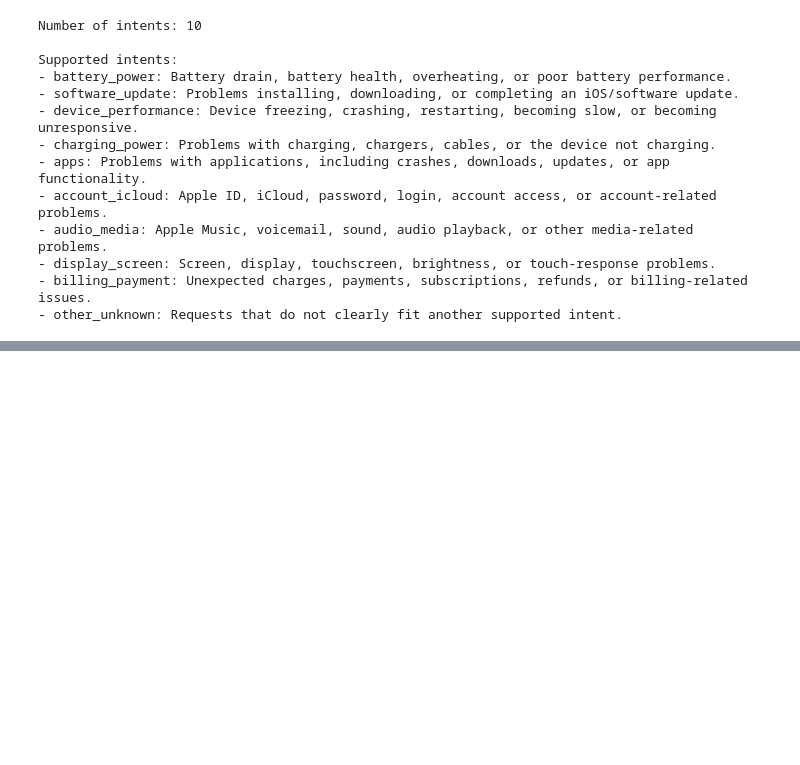
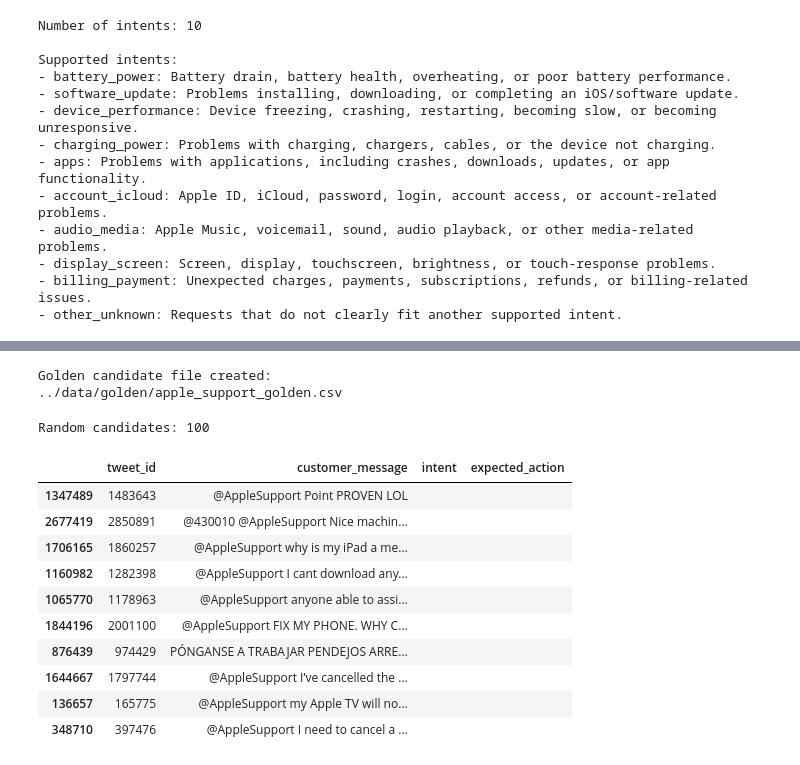
Before and after one commit to MetalKhamoo/customer-support-ai-agent, a Jupyter notebook: notebooks/01_dataset_exploration.ipynb, the cells around one changed output, grey strips where cells are left out. Drawn from its saved outputs; the diff is of its cells as text; code cells hidden in the pictures; blank space fills up the shorter version.

```diff
--- a/notebooks/01_dataset_exploration.ipynb
+++ b/notebooks/01_dataset_exploration.ipynb
@@ -649,0 +743,51 @@ Supported intents:
+# %%
+golden_path = "../data/golden/apple_support_golden.csv"
+
+golden_df.to_csv(
+    golden_path,
+    index=False
+)
+
+print(f"Golden candidate file created:")
+print(golden_path)
+# %% [output]
+Golden candidate file created:
+../data/golden/apple_support_golden.csv
+# %%
+# Create a random sample for the golden evaluation set
+
+random_sample = apple_customers.sample(
+    n=100,
+    random_state=123
+)
+
+random_candidates = random_sample[[
+    "tweet_id",
+    "text"
+]].copy()
+
+random_candidates = random_candidates.rename(
+    columns={
+        "text": "customer_message"
+    }
+)
+
+random_candidates["intent"] = ""
+random_candidates["expected_action"] = ""
+
+print("Random candidates:", len(random_candidates))
+
+random_candidates.head(10)
+# %% [output]
+Random candidates: 100
+|  | tweet_id | customer_message | intent | expected_action |
+| 1347489 | 1483643 | @AppleSupport Point PROVEN LOL |  |  |
+| 2677419 | 2850891 | @430010 @AppleSupport Nice machin... |  |  |
+| 1706165 | 1860257 | @AppleSupport why is my iPad a me... |  |  |
+| 1160982 | 1282398 | @AppleSupport I cant download any... |  |  |
+| 1065770 | 1178963 | @AppleSupport anyone able to assi... |  |  |
+| 1844196 | 2001100 | @AppleSupport FIX MY PHONE. WHY C... |  |  |
+| 876439 | 974429 | PÓNGANSE A TRABAJAR PENDEJOS ARRE... |  |  |
+| 1644667 | 1797744 | @AppleSupport I’ve cancelled the ... |  |  |
+| 136657 | 165775 | @AppleSupport my Apple TV will no... |  |  |
+| 348710 | 397476 | @AppleSupport I need to cancel a ... |  |  |
```
Also changed, not shown: parts of 9 cells of this notebook, 5 other files.
